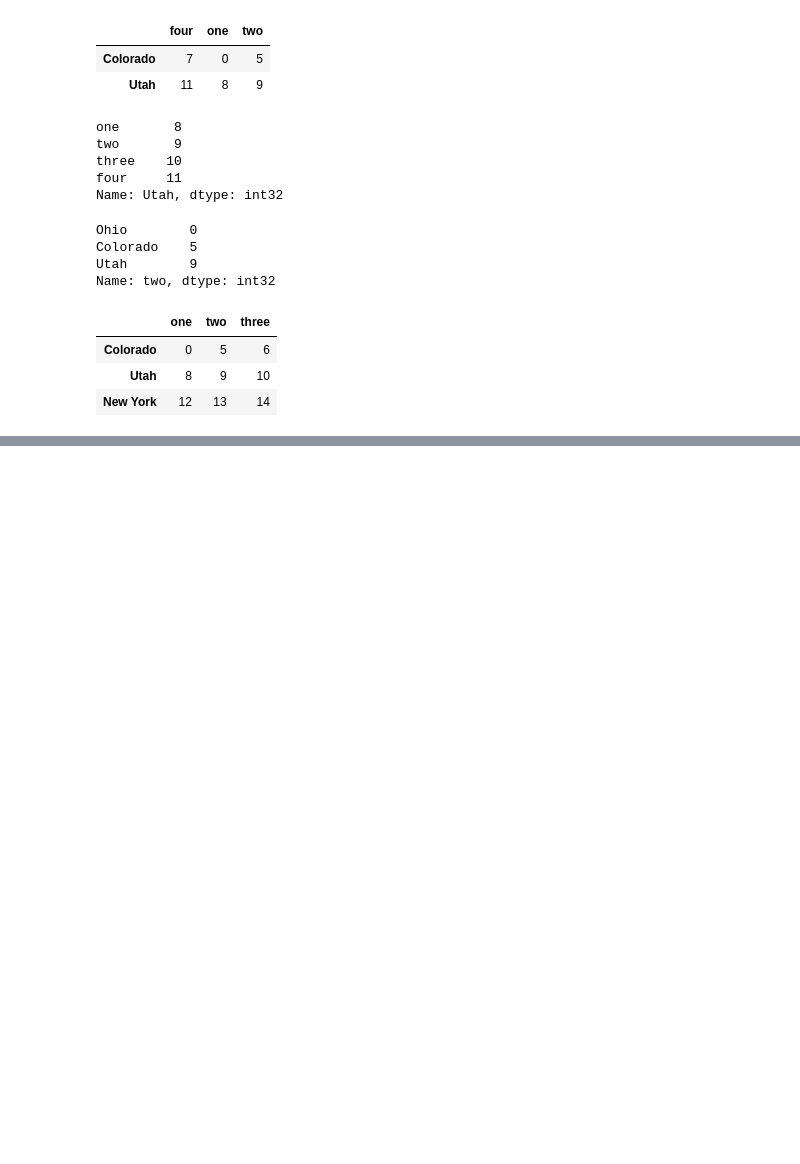
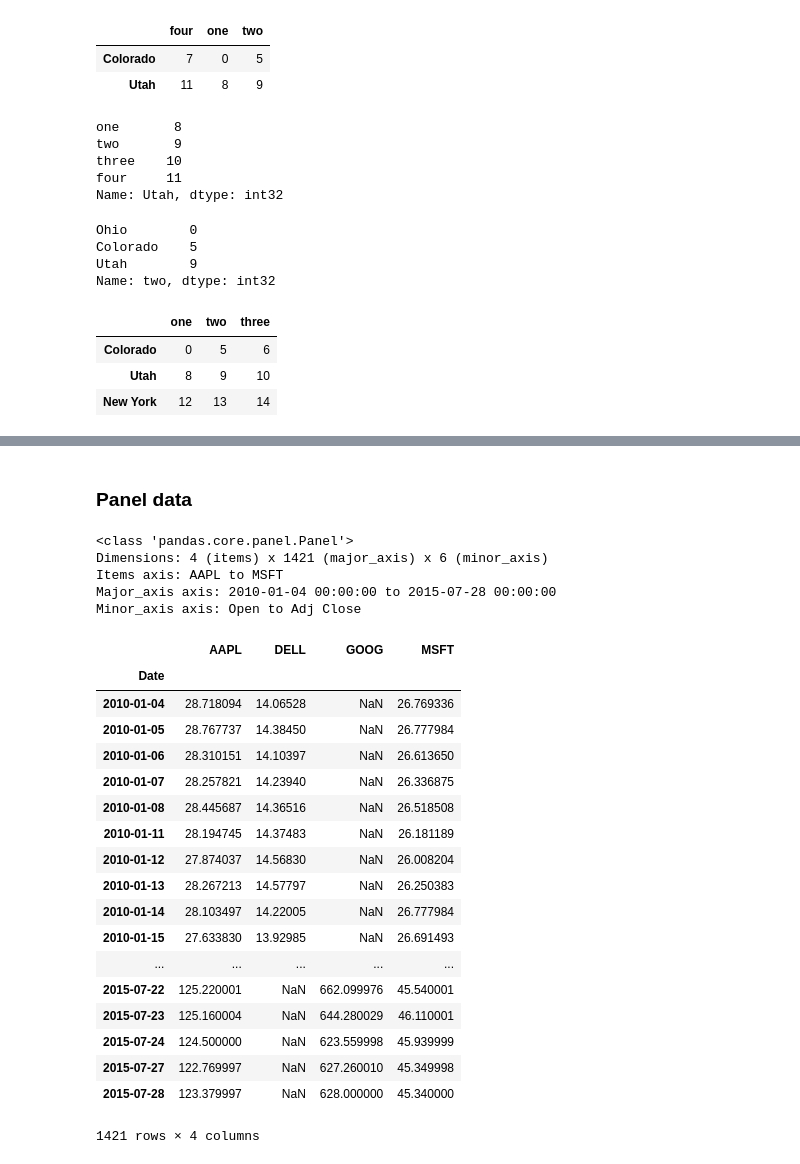
Before and after one commit to Yeyoung/01python, a Jupyter notebook: ch05.ipynb, the cells around one changed output, grey strips where cells are left out. Saved outputs shown, nothing was run; the diff lists cells and outputs as text; code cells hidden in the pictures; blank space fills up the shorter version.

```diff
--- a/ch05.ipynb
+++ b/ch05.ipynb
@@ -800,0 +1924,2 @@ data.ix[data.three > 5, :3]
+# %% [markdown]
+### Panel data
@@ -800,0 +1930,8 @@ data.ix[data.three > 5, :3]
+# %%
+pdata
+# %% [output]
+<class 'pandas.core.panel.Panel'>
+Dimensions: 4 (items) x 1421 (major_axis) x 6 (minor_axis)
+Items axis: AAPL to MSFT
+Major_axis axis: 2010-01-04 00:00:00 to 2015-07-28 00:00:00
+Minor_axis axis: Open to Adj Close
@@ -800,0 +1940,22 @@ data.ix[data.three > 5, :3]
+# %%
+pdata['Adj Close']
+# %% [output]
+|  | AAPL | DELL | GOOG | MSFT |
+| Date |  |  |  |  |
+| 2010-01-04 | 28.718094 | 14.06528 | NaN | 26.769336 |
+| 2010-01-05 | 28.767737 | 14.38450 | NaN | 26.777984 |
+| 2010-01-06 | 28.310151 | 14.10397 | NaN | 26.613650 |
+| 2010-01-07 | 28.257821 | 14.23940 | NaN | 26.336875 |
+| 2010-01-08 | 28.445687 | 14.36516 | NaN | 26.518508 |
+| 2010-01-11 | 28.194745 | 14.37483 | NaN | 26.181189 |
+| 2010-01-12 | 27.874037 | 14.56830 | NaN | 26.008204 |
+| 2010-01-13 | 28.267213 | 14.57797 | NaN | 26.250383 |
+| 2010-01-14 | 28.103497 | 14.22005 | NaN | 26.777984 |
+| 2010-01-15 | 27.633830 | 13.92985 | NaN | 26.691493 |
+| ... | ... | ... | ... | ... |
+| 2015-07-22 | 125.220001 | NaN | 662.099976 | 45.540001 |
+| 2015-07-23 | 125.160004 | NaN | 644.280029 | 46.110001 |
+| 2015-07-24 | 124.500000 | NaN | 623.559998 | 45.939999 |
+| 2015-07-27 | 122.769997 | NaN | 627.260010 | 45.349998 |
+| 2015-07-28 | 123.379997 | NaN | 628.000000 | 45.340000 |
+1421 rows × 4 columns
```
Also changed, not shown: parts of 185 cells of this notebook.
